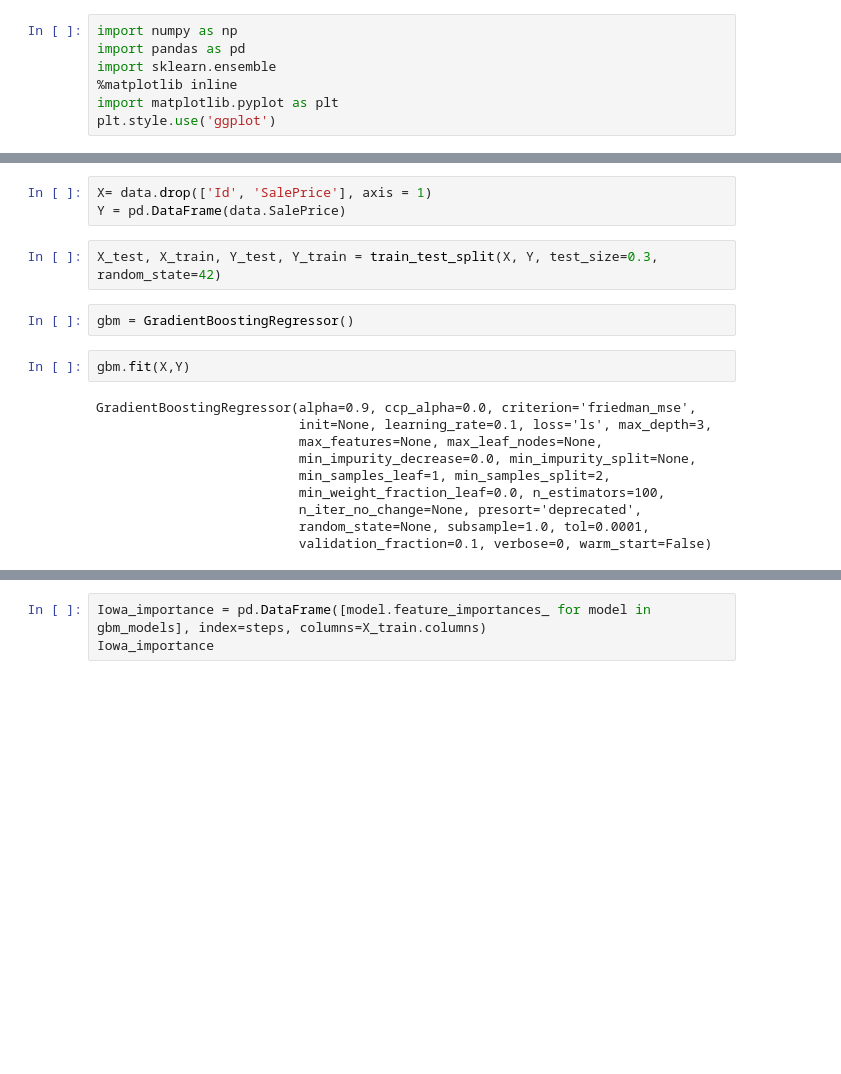
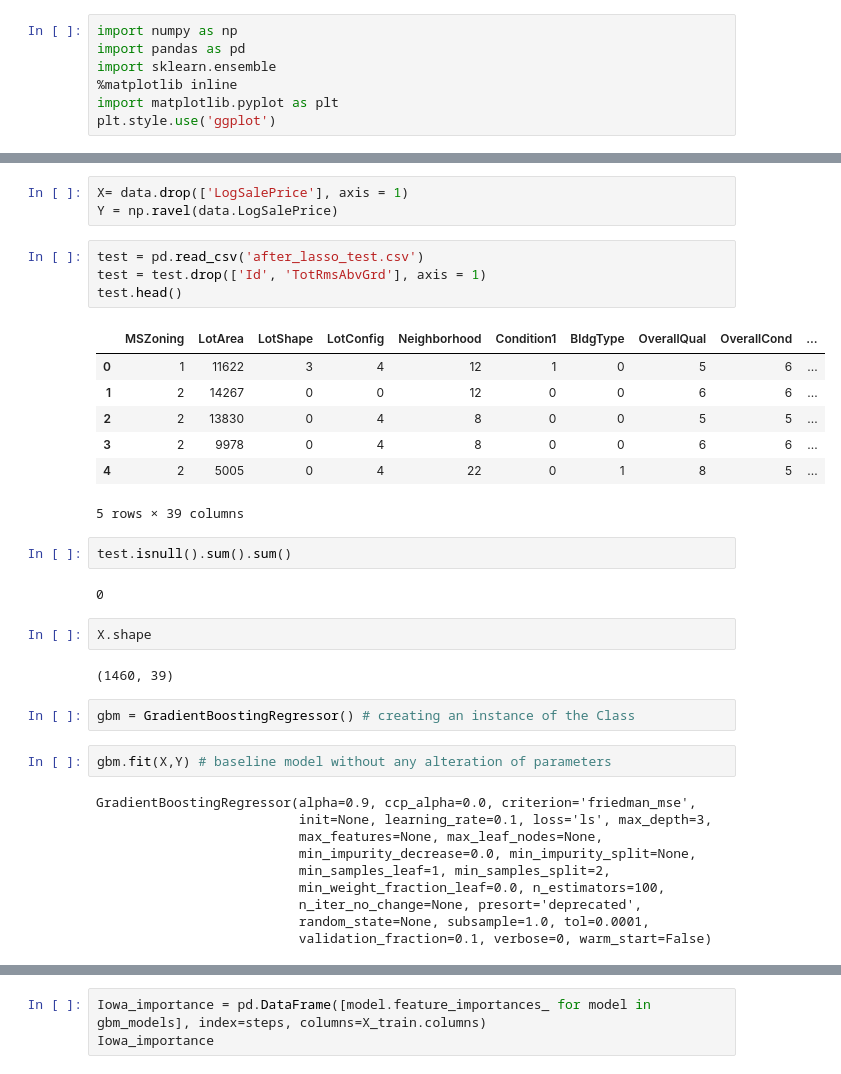
Before and after one commit to matthew-boccio/ml-housing, a Jupyter notebook: Gradient_Boosting.ipynb, the cells around one changed output, grey strips where cells are left out. Saved outputs shown, nothing was run; the diff lists cells and outputs as text; blank space fills up the shorter version.

```diff
--- a/decision_tree_modeling.ipynb
+++ b/Gradient_Boosting.ipynb
@@ -24,12 +26,30 @@ data.head()
 # %%
-X= data.drop(['Id', 'SalePrice'], axis = 1)
-Y = pd.DataFrame(data.SalePrice)
+X= data.drop(['LogSalePrice'], axis = 1)
+Y = np.ravel(data.LogSalePrice)
-# %%
-X_test, X_train, Y_test, Y_train = train_test_split(X, Y, test_size=0.3, random_state=42)
-# %%
-gbm = GradientBoostingRegressor()
+# %%
+test = pd.read_csv('after_lasso_test.csv')
+test = test.drop(['Id', 'TotRmsAbvGrd'], axis = 1)
+test.head()
+# %% [output]
+|  | MSZoning | LotArea | LotShape | LotConfig | Neighborhood | Condition1 | BldgType | OverallQual | OverallCond | ... |
+| 0 | 1 | 11622 | 3 | 4 | 12 | 1 | 0 | 5 | 6 | ... |
+| 1 | 2 | 14267 | 0 | 0 | 12 | 0 | 0 | 6 | 6 | ... |
+| 2 | 2 | 13830 | 0 | 4 | 8 | 0 | 0 | 5 | 5 | ... |
+| 3 | 2 | 9978 | 0 | 4 | 8 | 0 | 0 | 6 | 6 | ... |
+| 4 | 2 | 5005 | 0 | 4 | 22 | 0 | 1 | 8 | 5 | ... |
+5 rows × 39 columns
+# %%
+test.isnull().sum().sum()
+# %% [output]
+0
+# %%
+X.shape
+# %% [output]
+(1460, 39)
+# %%
+gbm = GradientBoostingRegressor() # creating an instance of the Class
 # %%
-gbm.fit(X,Y)
+gbm.fit(X,Y) # baseline model without any alteration of parameters
 # %% [output]
 GradientBoostingRegressor(alpha=0.9, ccp_alpha=0.0, criterion='friedman_mse',
                           init=None, learning_rate=0.1, loss='ls', max_depth=3,
```
Also changed, not shown: parts of 25 cells of this notebook.
